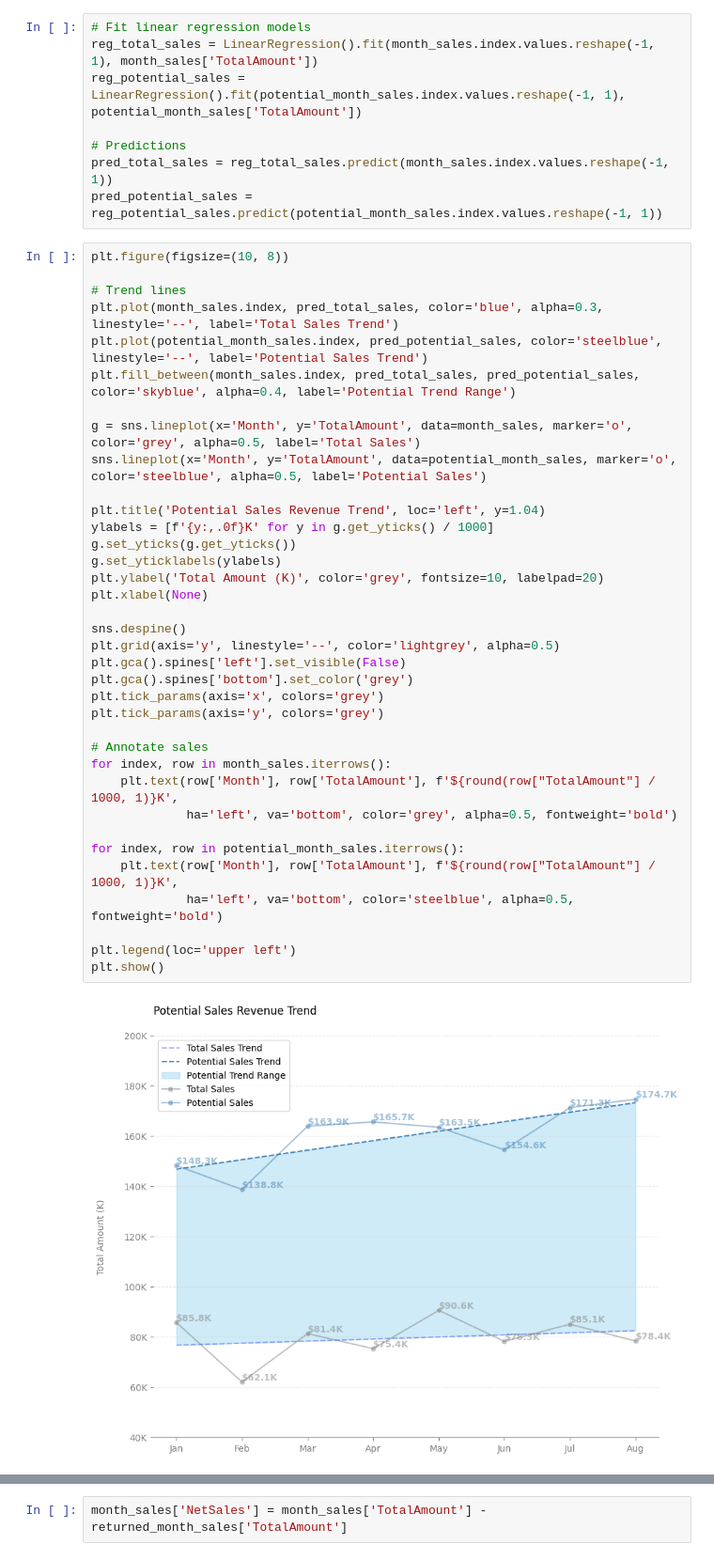
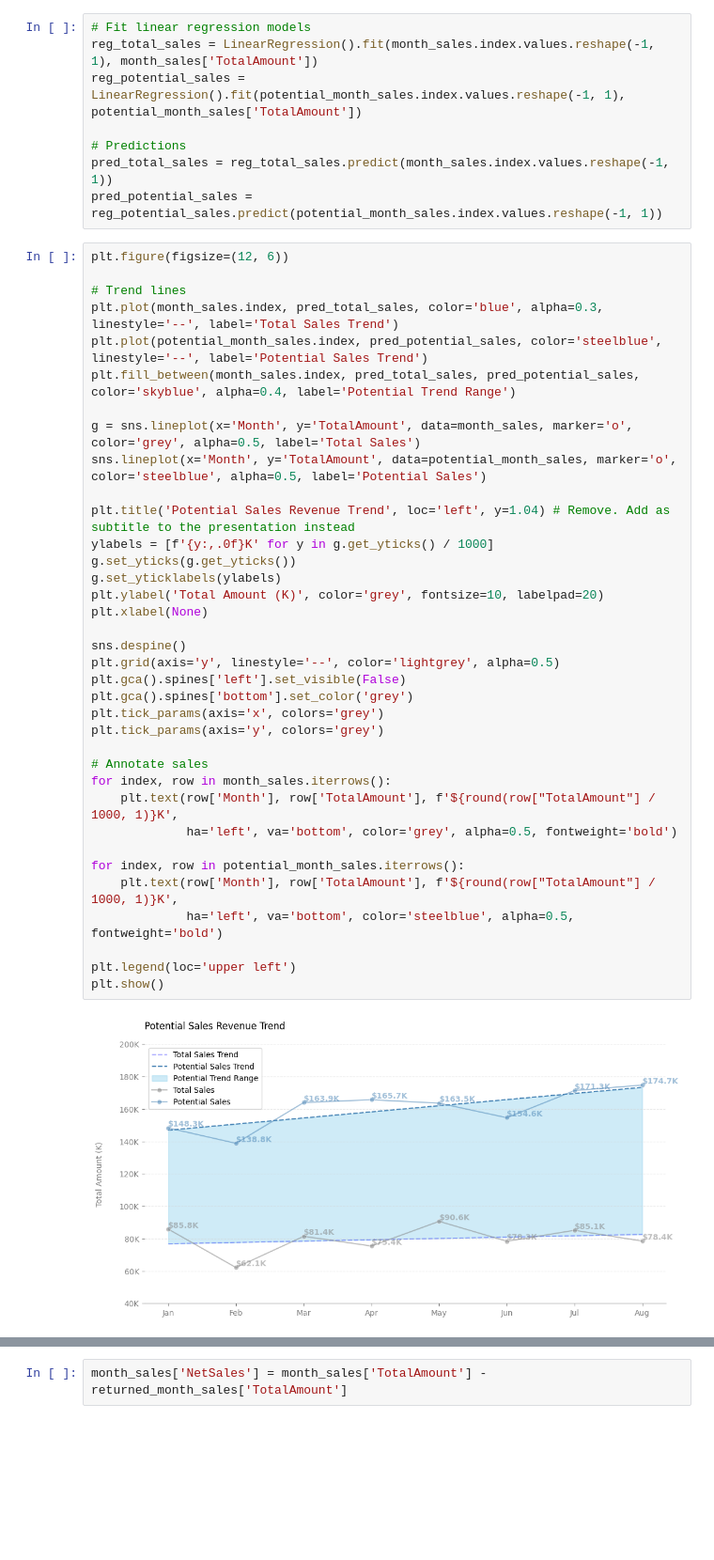
Before and after one commit to YuliaVK/Data-Analytics, a Jupyter notebook: EDA_Sales/notebooks/Sales_EDA.ipynb, the cells around one changed output, grey strips where cells are left out. Shown at 94% size. Saved outputs shown, nothing was run; the diff lists cells and outputs as text; blank space fills up the shorter version.

```diff
--- a/EDA_Sales/notebooks/Sales_EDA.ipynb
+++ b/EDA_Sales/notebooks/Sales_EDA.ipynb
@@ -217,7 +217,7 @@ reg_potential_sales = LinearRegression().fit(potential_month_sales.index.values.
 pred_total_sales = reg_total_sales.predict(month_sales.index.values.reshape(-1, 1))
 pred_potential_sales = reg_potential_sales.predict(potential_month_sales.index.values.reshape(-1, 1))
 # %%
-plt.figure(figsize=(10, 8))
+plt.figure(figsize=(12, 6))
 
 # Trend lines
 plt.plot(month_sales.index, pred_total_sales, color='blue', alpha=0.3, linestyle='--', label='Total Sales Trend')
@@ -225,35 +225,35 @@ plt.plot(potential_month_sales.index, pred_potential_sales, color='steelblue', l
 plt.fill_between(month_sales.index, pred_total_sales, pred_potential_sales, color='skyblue', alpha=0.4, label='Potential Trend Range')
 
 g = sns.lineplot(x='Month', y='TotalAmount', data=month_sales, marker='o', color='grey', alpha=0.5, label='Total Sales')
 sns.lineplot(x='Month', y='TotalAmount', data=potential_month_sales, marker='o', color='steelblue', alpha=0.5, label='Potential Sales')
 
-plt.title('Potential Sales Revenue Trend', loc='left', y=1.04)
+plt.title('Potential Sales Revenue Trend', loc='left', y=1.04) # Remove. Add as subtitle to the presentation instead
 ylabels = [f'{y:,.0f}K' for y in g.get_yticks() / 1000]
 g.set_yticks(g.get_yticks())
 g.set_yticklabels(ylabels)
 plt.ylabel('Total Amount (K)', color='grey', fontsize=10, labelpad=20)
 plt.xlabel(None)
 
 sns.despine()
 plt.grid(axis='y', linestyle='--', color='lightgrey', alpha=0.5)
 plt.gca().spines['left'].set_visible(False)
 plt.gca().spines['bottom'].set_color('grey')
 plt.tick_params(axis='x', colors='grey')
 plt.tick_params(axis='y', colors='grey')
 
 # Annotate sales
 for index, row in month_sales.iterrows():
     plt.text(row['Month'], row['TotalAmount'], f'${round(row["TotalAmount"] / 1000, 1)}K',
              ha='left', va='bottom', color='grey', alpha=0.5, fontweight='bold')
 
 for index, row in potential_month_sales.iterrows():
     plt.text(row['Month'], row['TotalAmount'], f'${round(row["TotalAmount"] / 1000, 1)}K',
              ha='left', va='bottom', color='steelblue', alpha=0.5, fontweight='bold')
 
 plt.legend(loc='upper left')
 plt.show()
 # %% [output]
-[figure, old version]
+[figure, new version]
 # %% [markdown]
 **Observations and insights**
 
```
Also changed, not shown: parts of 23 cells of this notebook.
